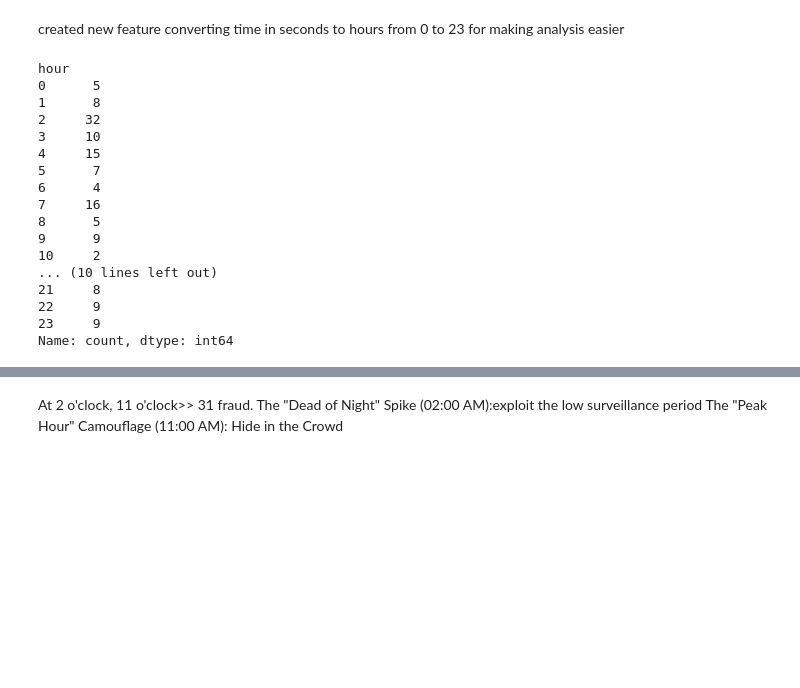
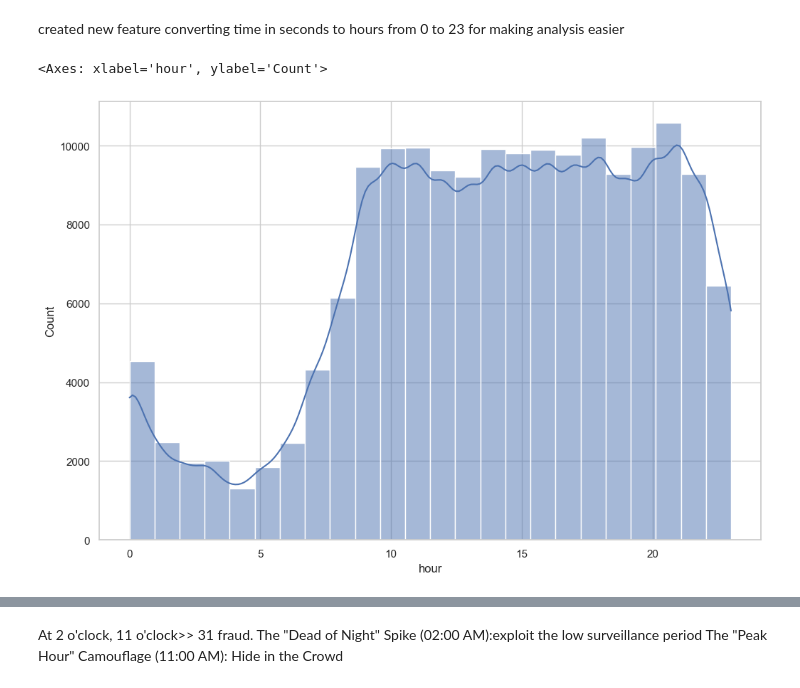
Before and after one commit to omar-reda123/Fraud_Detection_System_End_to_End_ML_Project, a Jupyter notebook: notebooks/EDA.ipynb, the cells around one changed output, grey strips where cells are left out. Cells and saved outputs as stored; diff of their text form; code cells hidden in the pictures; blank space fills up the shorter version.

```diff
--- a/notebooks/EDA.ipynb
+++ b/notebooks/EDA.ipynb
@@ -153,23 +155,8 @@ df['hour']
 Name: hour, Length: 170436, dtype: int64
 # %% [markdown]
 created new feature converting time in seconds to hours from 0 to 23 for making analysis easier
-# %%
-df.loc[df['Class'] == 1, 'hour'].value_counts().sort_index()
-# %% [output]
-hour
-0      5
-1      8
-2     32
-3     10
-4     15
-5      7
-6      4
-7     16
-8      5
-9      9
-10     2
-... (10 lines left out)
-21     8
-22     9
-23     9
-Name: count, dtype: int64
+# %%
+sns.histplot(data=df[df['Class']==0], x='hour', bins=24,kde=True)
+# %% [output]
+<Axes: xlabel='hour', ylabel='Count'>
+[figure, added]
```
Also changed, not shown: parts of 25 cells of this notebook.
